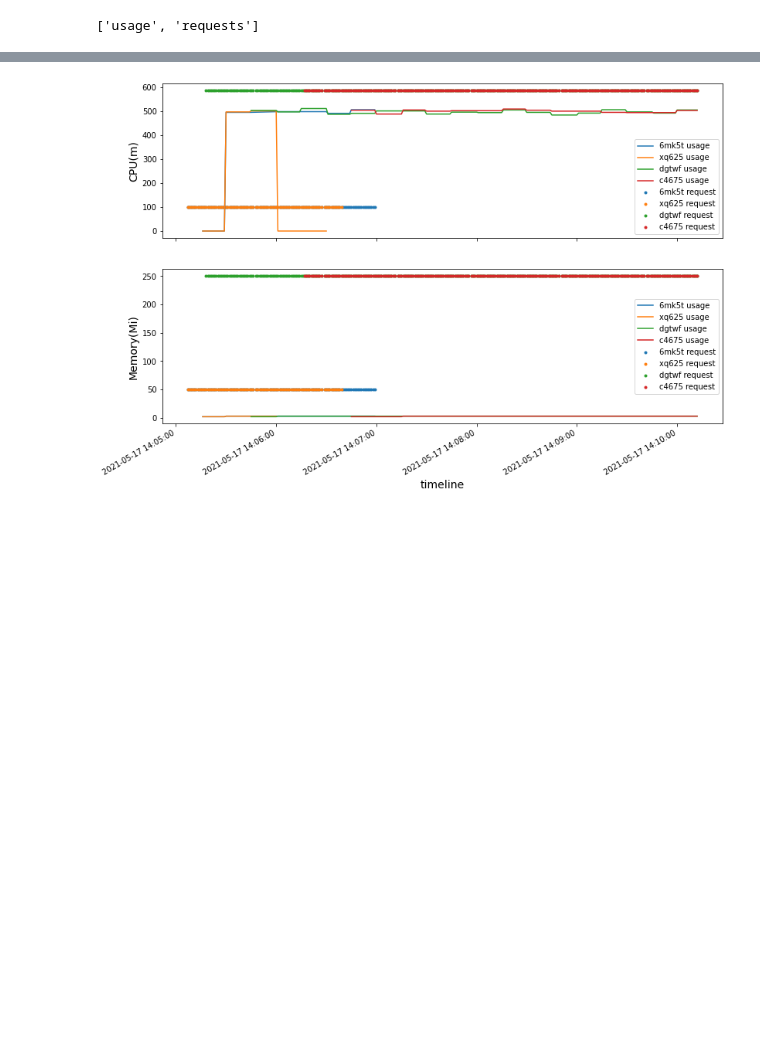
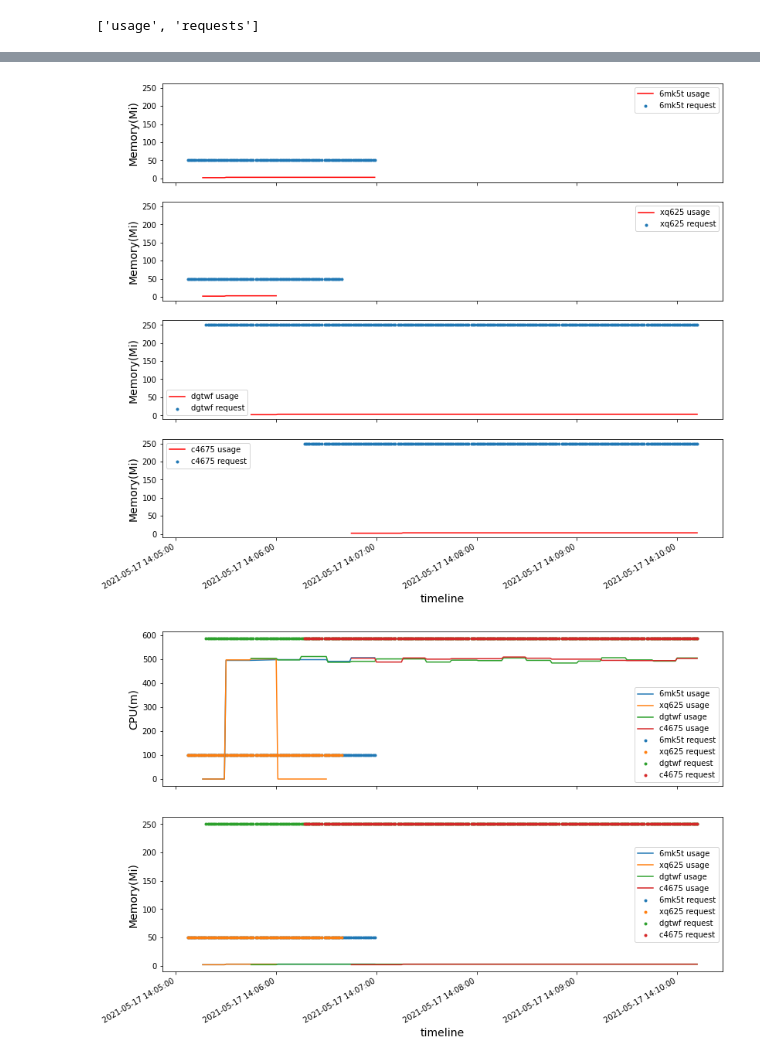
Before and after one commit to ZhaoNeil/On-Demand-Resizing, a Jupyter notebook: data/k8s-vpa-plot.ipynb, the cells around one changed output, grey strips where cells are left out. Cells and saved outputs as stored; diff of their text form; code cells hidden in the pictures; blank space fills up the shorter version.

```diff
--- a/data/k8s-vpa-plot.ipynb
+++ b/data/k8s-vpa-plot.ipynb
@@ -76,2 +95,16 @@ for i in request['pod_name'].unique():
+# %%
+fig, ax = plt.subplots(len(pod_request),1,figsize=(13,12),sharex=True,sharey=True)
+for index,pod in enumerate(pod_request):
+    ax[index].scatter(pod_request[pod].time, pod_request[pod].memory,marker='.',label=pod[-5:]+' request')
+    ax[index].plot(pod_usage[pod].time, pod_usage[pod].memory,label=pod[-5:]+' usage',color='r')
+    ax[index].legend()
+    ax[index].set_ylabel('Memory(Mi)', fontsize=14)
+    ax[index].set_xlabel('timeline', fontsize=14)
+    ax[index].xaxis.set_major_formatter(mdates.DateFormatter('%Y-%m-%d %H:%M:%S'))
+    ax[index].xaxis.set_minor_locator(mdates.MinuteLocator())
+fig.autofmt_xdate() #rotate labels
+plt.show()
+# %% [output]
+[figure, added]
 # %%
 fig, (ax1, ax2) = plt.subplots(2, 1, figsize=(13,9))
```
Also changed, not shown: parts of 8 cells of this notebook.
